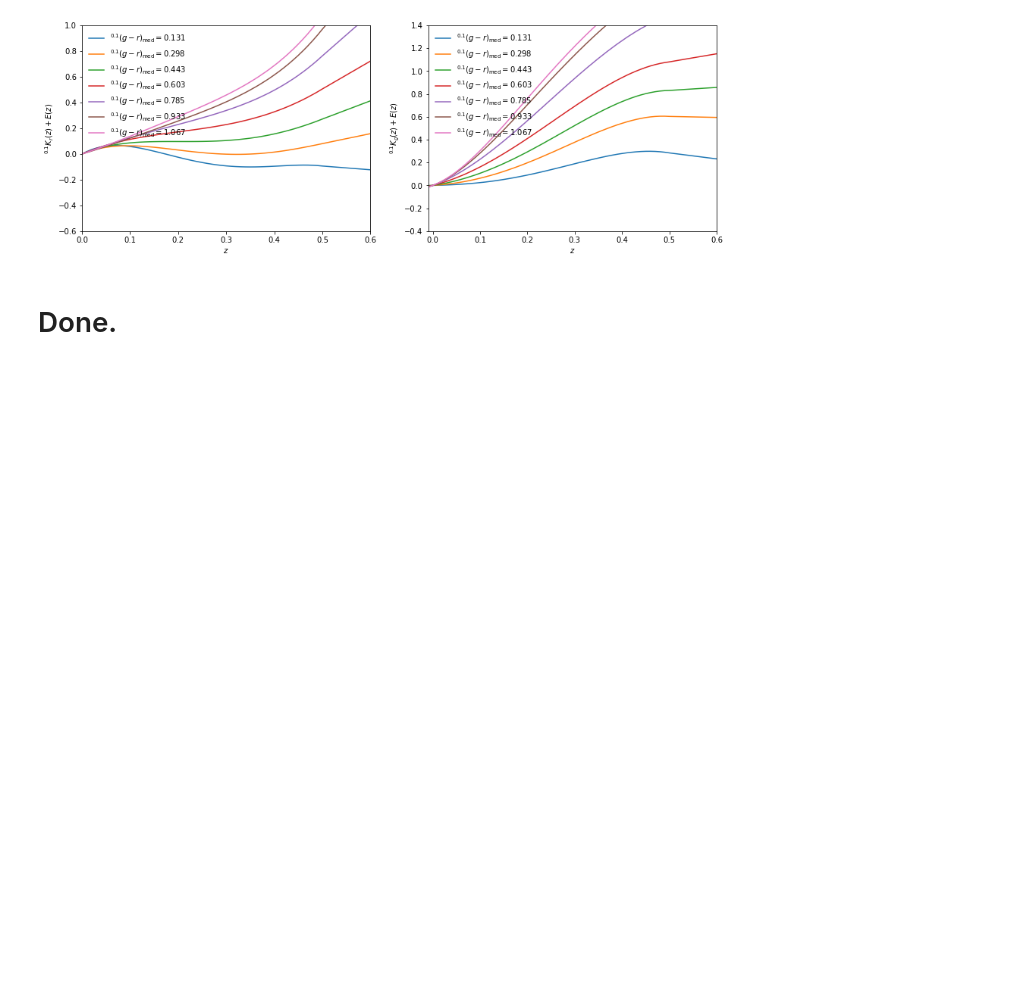
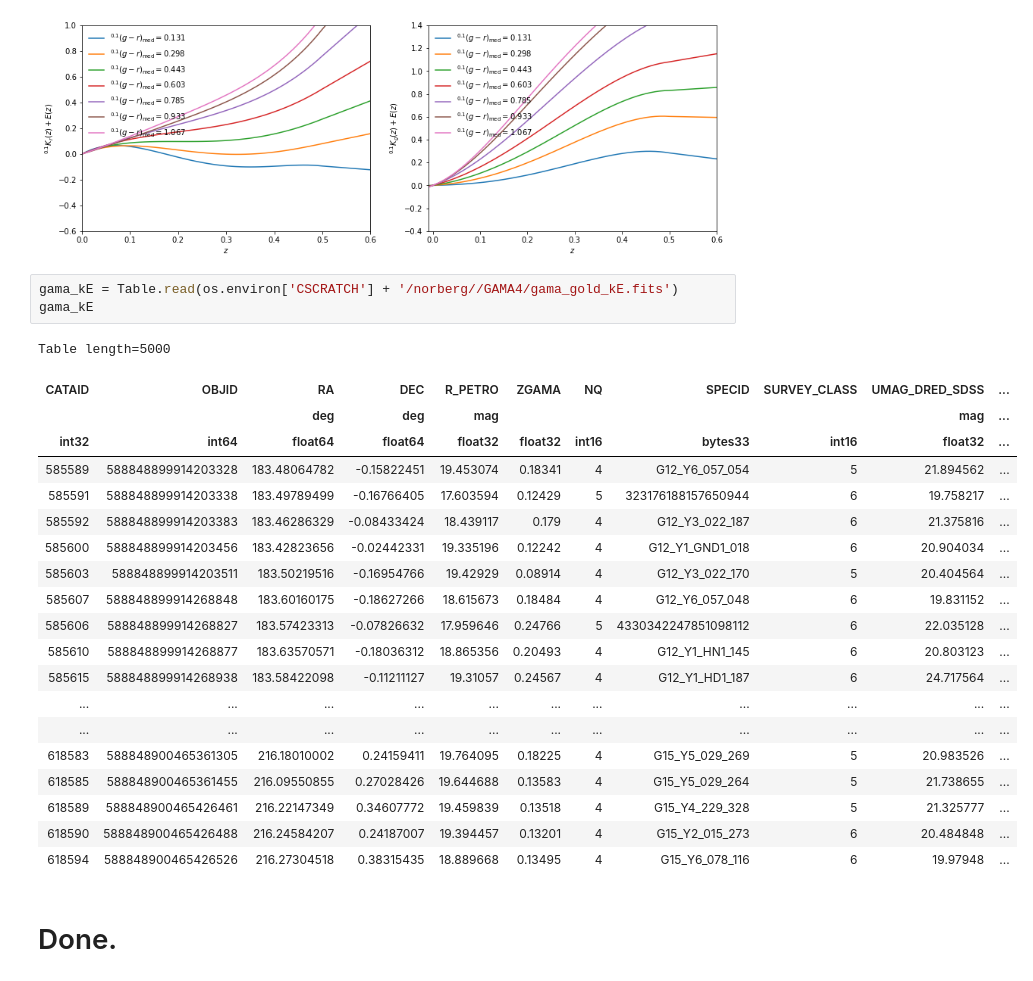
Before and after one commit to SgmAstro/DESI, a Jupyter notebook: kE_catQA.ipynb, the cells around one changed output. Drawn from its saved outputs; the diff is of its cells as text; blank space fills up the shorter version.

```diff
--- a/kE_catQA.ipynb
+++ b/kE_catQA.ipynb
@@ -14,5 +16,29 @@ fig, axes = plt.subplots(1, 2, figsize=(15,5))
 test_nonnative_plots(axes, 0.0)
 # %% [output]
 [figure]
+# %%
+gama_kE = Table.read(os.environ['CSCRATCH'] + '/norberg//GAMA4/gama_gold_kE.fits')
+gama_kE
+# %% [output]
+Table length=5000
+| CATAID | OBJID | RA | DEC | R_PETRO | ZGAMA | NQ | SPECID | SURVEY_CLASS | UMAG_DRED_SDSS | ... |
+|  |  | deg | deg | mag |  |  |  |  | mag | ... |
+| int32 | int64 | float64 | float64 | float32 | float32 | int16 | bytes33 | int16 | float32 | ... |
+| 585589 | 588848899914203328 | 183.48064782 | -0.15822451 | 19.453074 | 0.18341 | 4 | G12_Y6_057_054 | 5 | 21.894562 | ... |
+| 585591 | 588848899914203338 | 183.49789499 | -0.16766405 | 17.603594 | 0.12429 | 5 | 323176188157650944 | 6 | 19.758217 | ... |
+| 585592 | 588848899914203383 | 183.46286329 | -0.08433424 | 18.439117 | 0.179 | 4 | G12_Y3_022_187 | 6 | 21.375816 | ... |
+| 585600 | 588848899914203456 | 183.42823656 | -0.02442331 | 19.335196 | 0.12242 | 4 | G12_Y1_GND1_018 | 6 | 20.904034 | ... |
+| 585603 | 588848899914203511 | 183.50219516 | -0.16954766 | 19.42929 | 0.08914 | 4 | G12_Y3_022_170 | 5 | 20.404564 | ... |
+| 585607 | 588848899914268848 | 183.60160175 | -0.18627266 | 18.615673 | 0.18484 | 4 | G12_Y6_057_048 | 6 | 19.831152 | ... |
+| 585606 | 588848899914268827 | 183.57423313 | -0.07826632 | 17.959646 | 0.24766 | 5 | 4330342247851098112 | 6 | 22.035128 | ... |
+| 585610 | 588848899914268877 | 183.63570571 | -0.18036312 | 18.865356 | 0.20493 | 4 | G12_Y1_HN1_145 | 6 | 20.803123 | ... |
+| 585615 | 588848899914268938 | 183.58422098 | -0.11211127 | 19.31057 | 0.24567 | 4 | G12_Y1_HD1_187 | 6 | 24.717564 | ... |
+| ... | ... | ... | ... | ... | ... | ... | ... | ... | ... | ... |
+| ... | ... | ... | ... | ... | ... | ... | ... | ... | ... | ... |
+| 618583 | 588848900465361305 | 216.18010002 | 0.24159411 | 19.764095 | 0.18225 | 4 | G15_Y5_029_269 | 5 | 20.983526 | ... |
+| 618585 | 588848900465361455 | 216.09550855 | 0.27028426 | 19.644688 | 0.13583 | 4 | G15_Y5_029_264 | 5 | 21.738655 | ... |
+| 618589 | 588848900465426461 | 216.22147349 | 0.34607772 | 19.459839 | 0.13518 | 4 | G15_Y4_229_328 | 5 | 21.325777 | ... |
+| 618590 | 588848900465426488 | 216.24584207 | 0.24187007 | 19.394457 | 0.13201 | 4 | G15_Y2_015_273 | 6 | 20.484848 | ... |
+| 618594 | 588848900465426526 | 216.27304518 | 0.38315435 | 18.889668 | 0.13495 | 4 | G15_Y6_078_116 | 6 | 19.97948 | ... |
 # %% [markdown]
 # Done.
```
Also changed, not shown: parts of 1 cell of this notebook, 3 other files.
